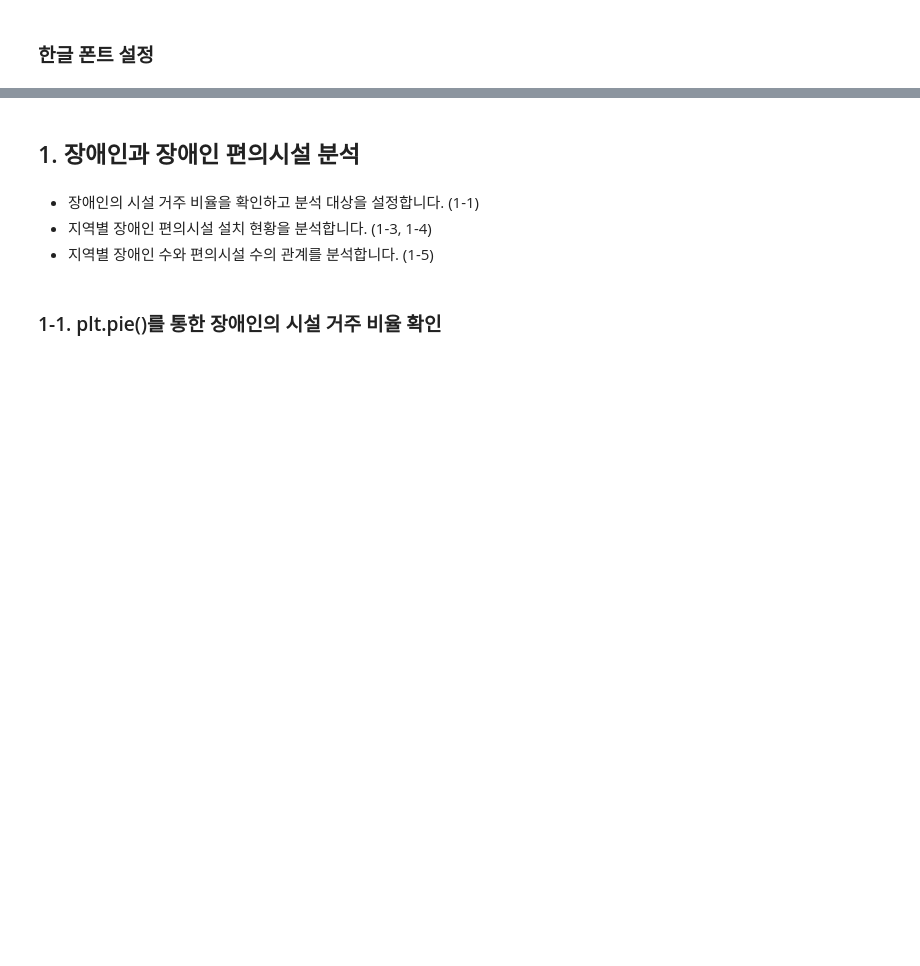
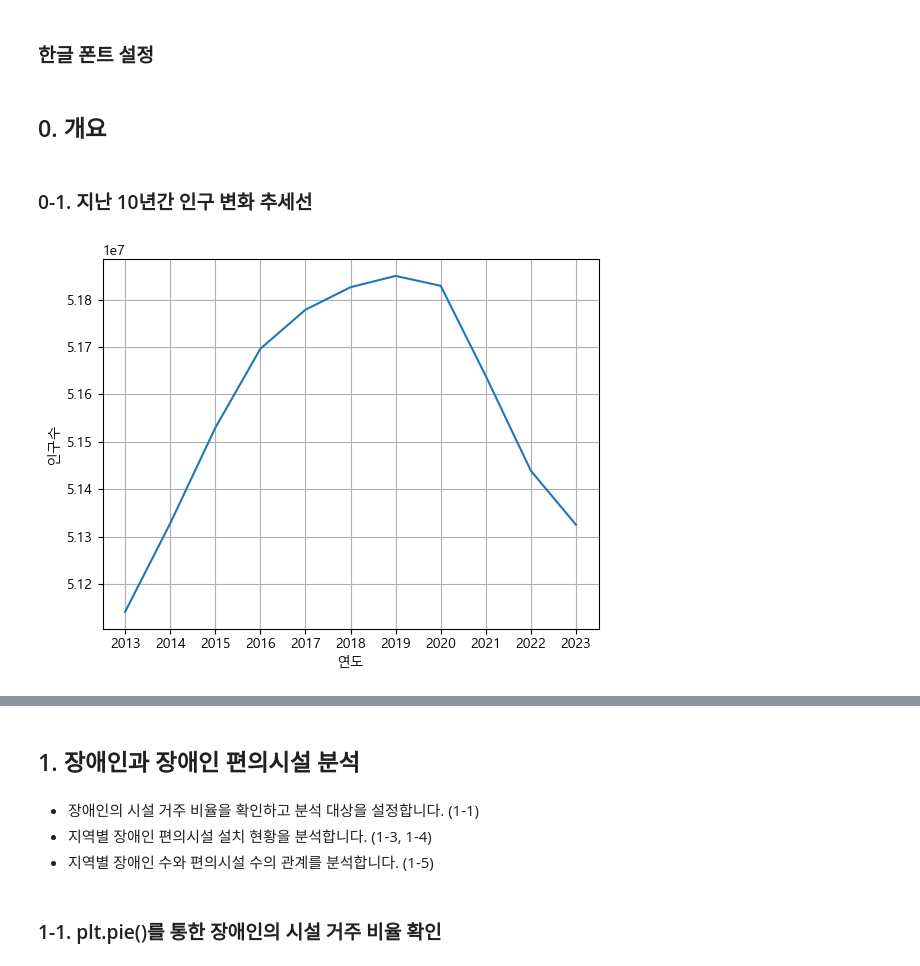
Before and after one commit to sjunc/2024-DA-Team, a Jupyter notebook: 분석 파일/kbs-kbs-DA.ipynb, the cells around one changed output, grey strips where cells are left out. Drawn from its saved outputs; the diff is of its cells as text; code cells hidden in the pictures; blank space fills up the shorter version.

```diff
--- a/분석 파일/kbs-kbs-DA.ipynb
+++ b/분석 파일/kbs-kbs-DA.ipynb
@@ -8,3 +8,65 @@ plt.rc('font', family='Malgun Gothic')
 plt.rcParams['font.family'] ='Malgun Gothic'
 plt.rc('axes', unicode_minus=False)
 plt.rcParams['axes.unicode_minus'] = False
+# %% [markdown]
+## 0. 개요
+# %% [markdown]
+### 0-1. 지난 10년간 인구 변화 추세선
+# %%
+import csv
+
+years = [2013, 2014, 2015, 2016, 2017, 2018, 2019, 2020, 2021, 2022, 2023]
+
+
+child = []
+old = []
+handicap = []
+all = []
+
+with open('../데이터/1996~2023연령별_인구변화_전체.csv', 'r', encoding='euc-kr') as f:
+    data = csv.reader(f)
+
+    next(data)
+
+    # 전체 인구 데이터 처리
+    for row in data:
+        if row[0] == '전국' and row[1] == '계':
+            all_change = row[17:]  # 마지막 5년 데이터를 선택
+            all.extend(all_change)
+
+
+with open('../데이터/1996~2023연령별_인구변화_전체.csv', 'r', encoding='euc-kr') as f:
+    data = csv.reader(f)
+
+    # 첫 번째 행(연도), 두 번째 행(합계)은 건너뛰기
+    next(data)  # 첫 번째 헤더(연도) 건너뛰기
+    next(data)  # 두 번째 행(합계) 건너뛰기
+
+
+
+with open('../데이터/장애인_인구_시군구별.csv', 'r', encoding='euc-kr') as f:
+    data = csv.reader(f)
+
+    next(data)
+
+    for row in data:
+        if row[0] == '전국':
+            handicap_change = row[7:]
+            handicap.extend(handicap_change)
+
+
+all = [int(x) for x in all]
+handicap = [int(x) for x in handicap]
+
+years = [2013, 2014, 2015, 2016, 2017, 2018, 2019, 2020, 2021, 2022, 2023]
+
+# x축에 연도 설정
+
+plt.plot(all)
+plt.xticks(range(len(all)), years)  # x축에 연도 표시
+plt.xlabel('연도')
+plt.ylabel('인구수')
+plt.grid(True)
+plt.show()
+# %% [output]
+[figure, added]
```
Also changed, not shown: parts of 16 cells of this notebook.
